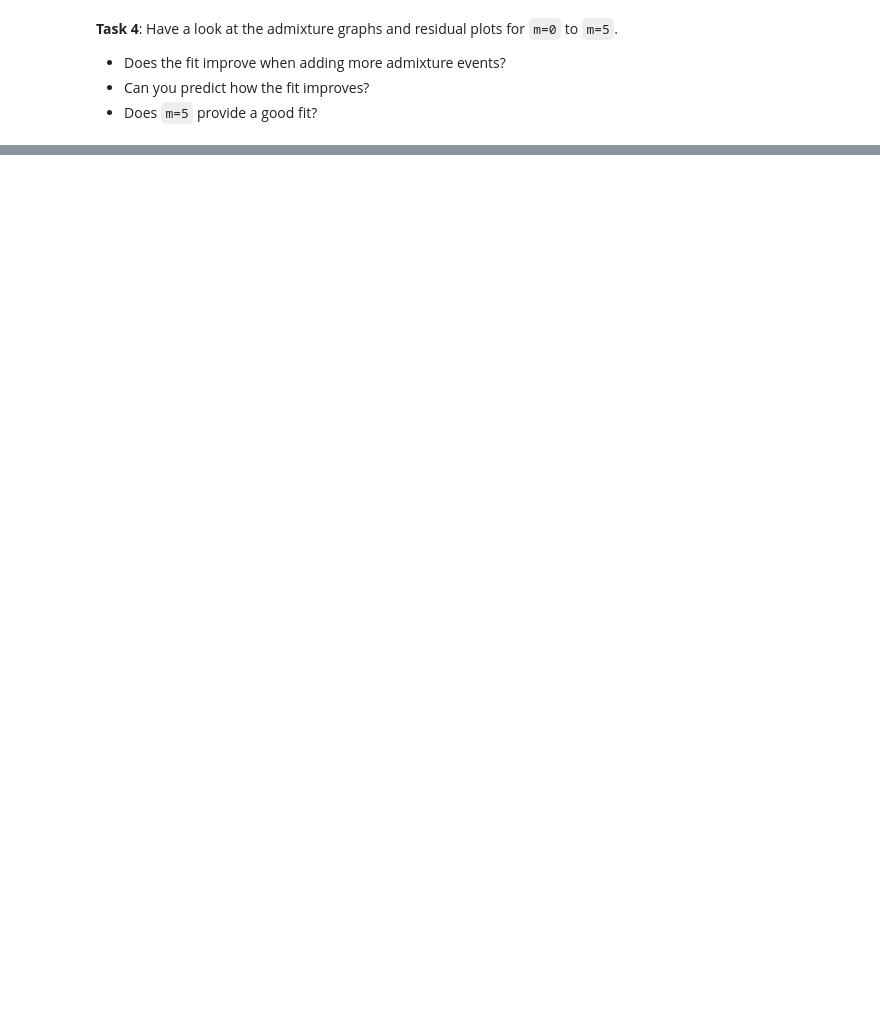
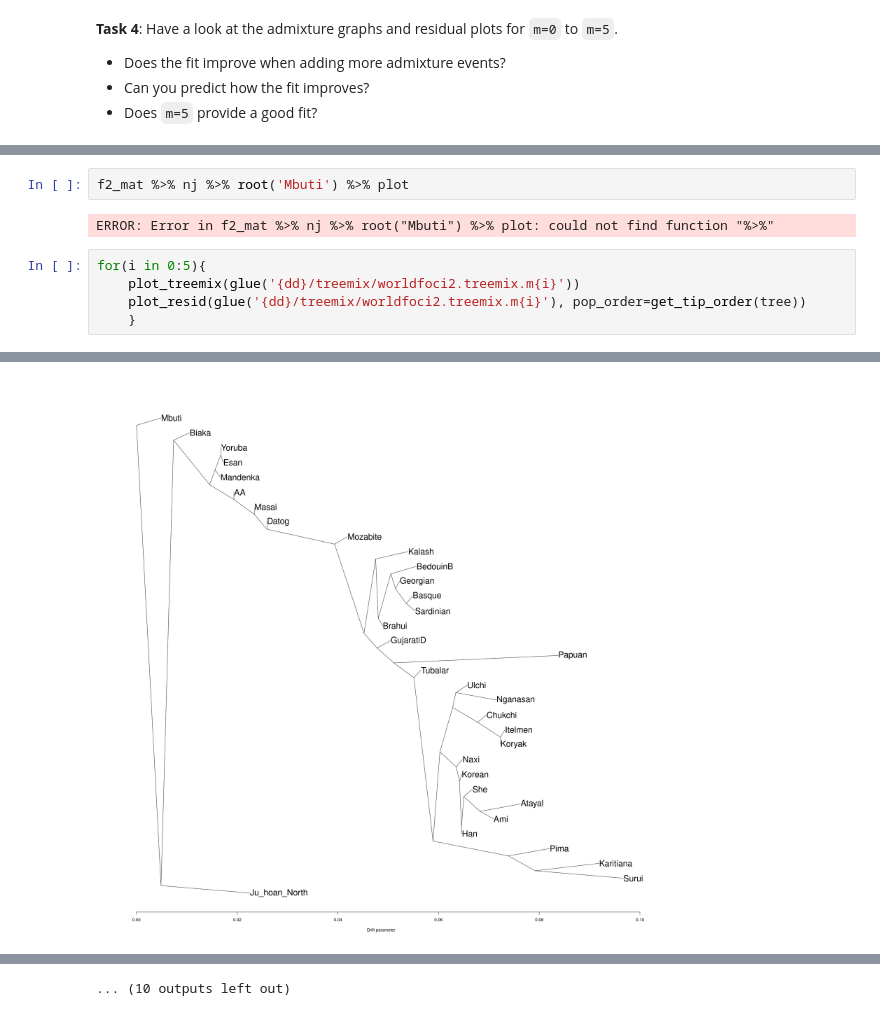
Before and after one commit to popgenDK/courses, a Jupyter notebook: summer2023/DfFstats/popgen23.Admixture_Graphs_Tutorial.ipynb, the cells around one changed output, grey strips where cells are left out. Saved outputs shown, nothing was run; the diff lists cells and outputs as text; blank space fills up the shorter version.

Commit message:
- Update f_stats admixture graph exercise notebook.

```diff
--- a/summer2023/DfFstats/popgen23.Admixture_Graphs_Tutorial.ipynb
+++ b/summer2023/DfFstats/popgen23.Admixture_Graphs_Tutorial.ipynb
@@ -104,0 +144,10 @@ res = plot_resid(glue('{dd}/treemix/worldfoci2.treemix.m0'), pop_order=get_tip_o
+# %%
+f2_mat %>% nj %>% root('Mbuti') %>% plot
+# %% [output]
+ERROR: Error in f2_mat %>% nj %>% root("Mbuti") %>% plot: could not find function "%>%"
+# %%
+for(i in 0:5){
+    plot_treemix(glue('{dd}/treemix/worldfoci2.treemix.m{i}'))
+    plot_resid(glue('{dd}/treemix/worldfoci2.treemix.m{i}'), pop_order=get_tip_order(tree))
+    }
+# %% [output]
@@ -104,0 +174 @@ res = plot_resid(glue('{dd}/treemix/worldfoci2.treemix.m0'), pop_order=get_tip_o
+[figure, added]
@@ -104,0 +202 @@ res = plot_resid(glue('{dd}/treemix/worldfoci2.treemix.m0'), pop_order=get_tip_o
+... (10 outputs left out)
```
Also changed, not shown: parts of 13 cells of this notebook.
